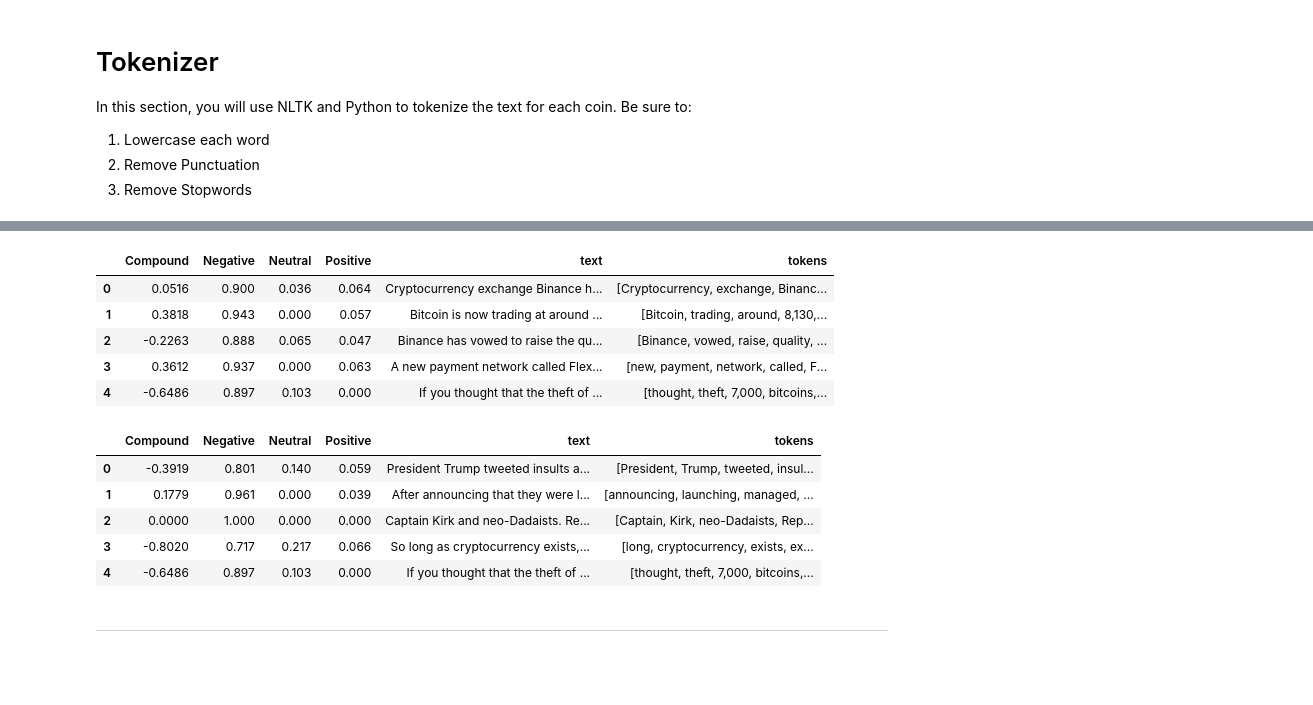
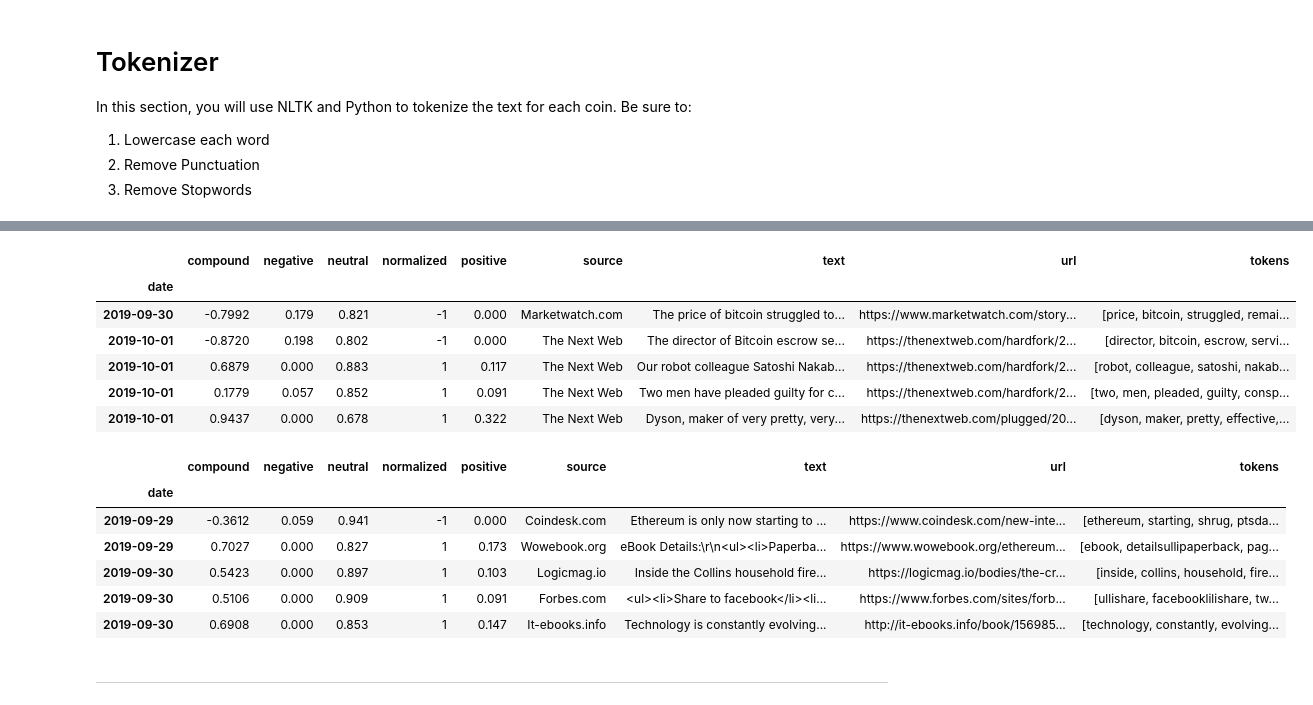
Before and after one commit to willwillis/python-nlp-sentiment, a Jupyter notebook: Starter_Code/crypto_sentiment.ipynb, the cells around one changed output, grey strips where cells are left out. Saved outputs shown, nothing was run; the diff lists cells and outputs as text; code cells hidden in the pictures; blank space fills up the shorter version.

Commit message:
Word Clouds Complete

```diff
--- a/Starter_Code/crypto_sentiment.ipynb
+++ b/Starter_Code/crypto_sentiment.ipynb
@@ -178,37 +183,43 @@ import re
 # %%
+
 # Complete the tokenizer function
 def tokenizer(text):
-    """Tokenizes text."""
-
+    """returns a list of words that is lemmatized, stopworded, tokenized, and free of any non-letter characters. """
     # Create a list of the words
-
     # Convert the words to lowercase
-
     # Remove the punctuation
-
     # Remove the stop words
-
     # Lemmatize Words into root words
-
-    return tokens
+    lemmatizer = WordNetLemmatizer()
+    sw = set(stopwords.words('english'))
+    regex = re.compile("[^a-zA-Z ]")
+    re_clean = regex.sub('', text)
+    words = word_tokenize(re_clean)
+    return [lemmatizer.lemmatize(word.lower()) for word in words if word.lower() not in set(stopwords.words('english'))]
 # %%
 # Create a new tokens column for bitcoin
+btc_df["tokens"] = btc_df["text"].apply(tokenizer)
+btc_df.head()
 # %% [output]
-|  | Compound | Negative | Neutral | Positive | text | tokens |
-| 0 | 0.0516 | 0.900 | 0.036 | 0.064 | Cryptocurrency exchange Binance h... | [Cryptocurrency, exchange, Binanc... |
-| 1 | 0.3818 | 0.943 | 0.000 | 0.057 | Bitcoin is now trading at around ... | [Bitcoin, trading, around, 8,130,... |
-| 2 | -0.2263 | 0.888 | 0.065 | 0.047 | Binance has vowed to raise the qu... | [Binance, vowed, raise, quality, ... |
-| 3 | 0.3612 | 0.937 | 0.000 | 0.063 | A new payment network called Flex... | [new, payment, network, called, F... |
-| 4 | -0.6486 | 0.897 | 0.103 | 0.000 | If you thought that the theft of ... | [thought, theft, 7,000, bitcoins,... |
+|  | compound | negative | neutral | normalized | positive | source | text | url | tokens |
+| date |  |  |  |  |  |  |  |  |  |
+| 2019-09-30 | -0.7992 | 0.179 | 0.821 | -1 | 0.000 | Marketwatch.com | The price of bitcoin struggled to... | https://www.marketwatch.com/story... | [price, bitcoin, struggled, remai... |
+| 2019-10-01 | -0.8720 | 0.198 | 0.802 | -1 | 0.000 | The Next Web | The director of Bitcoin escrow se... | https://thenextweb.com/hardfork/2... | [director, bitcoin, escrow, servi... |
+| 2019-10-01 | 0.6879 | 0.000 | 0.883 | 1 | 0.117 | The Next Web | Our robot colleague Satoshi Nakab... | https://thenextweb.com/hardfork/2... | [robot, colleague, satoshi, nakab... |
+| 2019-10-01 | 0.1779 | 0.057 | 0.852 | 1 | 0.091 | The Next Web | Two men have pleaded guilty for c... | https://thenextweb.com/hardfork/2... | [two, men, pleaded, guilty, consp... |
+| 2019-10-01 | 0.9437 | 0.000 | 0.678 | 1 | 0.322 | The Next Web | Dyson, maker of very pretty, very... | https://thenextweb.com/plugged/20... | [dyson, maker, pretty, effective,... |
 # %%
 # Create a new tokens column for ethereum
+eth_df["tokens"] = eth_df["text"].apply(tokenizer)
+eth_df.head()
 # %% [output]
-|  | Compound | Negative | Neutral | Positive | text | tokens |
-| 0 | -0.3919 | 0.801 | 0.140 | 0.059 | President Trump tweeted insults a... | [President, Trump, tweeted, insul... |
-| 1 | 0.1779 | 0.961 | 0.000 | 0.039 | After announcing that they were l... | [announcing, launching, managed, ... |
-| 2 | 0.0000 | 1.000 | 0.000 | 0.000 | Captain Kirk and neo-Dadaists. Re... | [Captain, Kirk, neo-Dadaists, Rep... |
-| 3 | -0.8020 | 0.717 | 0.217 | 0.066 | So long as cryptocurrency exists,... | [long, cryptocurrency, exists, ex... |
-| 4 | -0.6486 | 0.897 | 0.103 | 0.000 | If you thought that the theft of ... | [thought, theft, 7,000, bitcoins,... |
+|  | compound | negative | neutral | normalized | positive | source | text | url | tokens |
+| date |  |  |  |  |  |  |  |  |  |
+| 2019-09-29 | -0.3612 | 0.059 | 0.941 | -1 | 0.000 | Coindesk.com | Ethereum is only now starting to ... | https://www.coindesk.com/new-inte... | [ethereum, starting, shrug, ptsda... |
+| 2019-09-29 | 0.7027 | 0.000 | 0.827 | 1 | 0.173 | Wowebook.org | eBook Details:\r\n<ul><li>Paperba... | https://www.wowebook.org/ethereum... | [ebook, detailsullipaperback, pag... |
+| 2019-09-30 | 0.5423 | 0.000 | 0.897 | 1 | 0.103 | Logicmag.io | Inside the Collins household fire... | https://logicmag.io/bodies/the-cr... | [inside, collins, household, fire... |
+| 2019-09-30 | 0.5106 | 0.000 | 0.909 | 1 | 0.091 | Forbes.com | <ul><li>Share to facebook</li><li... | https://www.forbes.com/sites/forb... | [ullishare, facebooklilishare, tw... |
+| 2019-09-30 | 0.6908 | 0.000 | 0.853 | 1 | 0.147 | It-ebooks.info | Technology is constantly evolving... | http://it-ebooks.info/book/156985... | [technology, constantly, evolving... |
 # %% [markdown]
 ---
 # %% [markdown]
```
Also changed, not shown: parts of 9 cells of this notebook.
